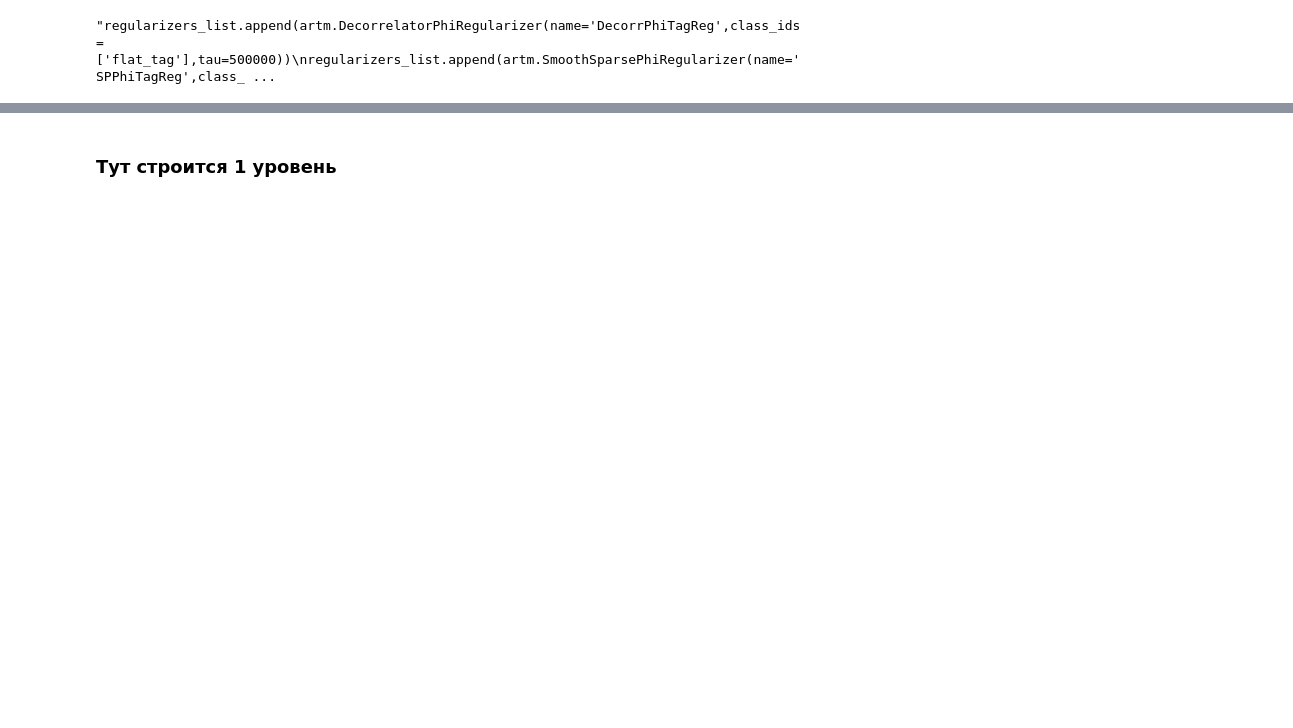
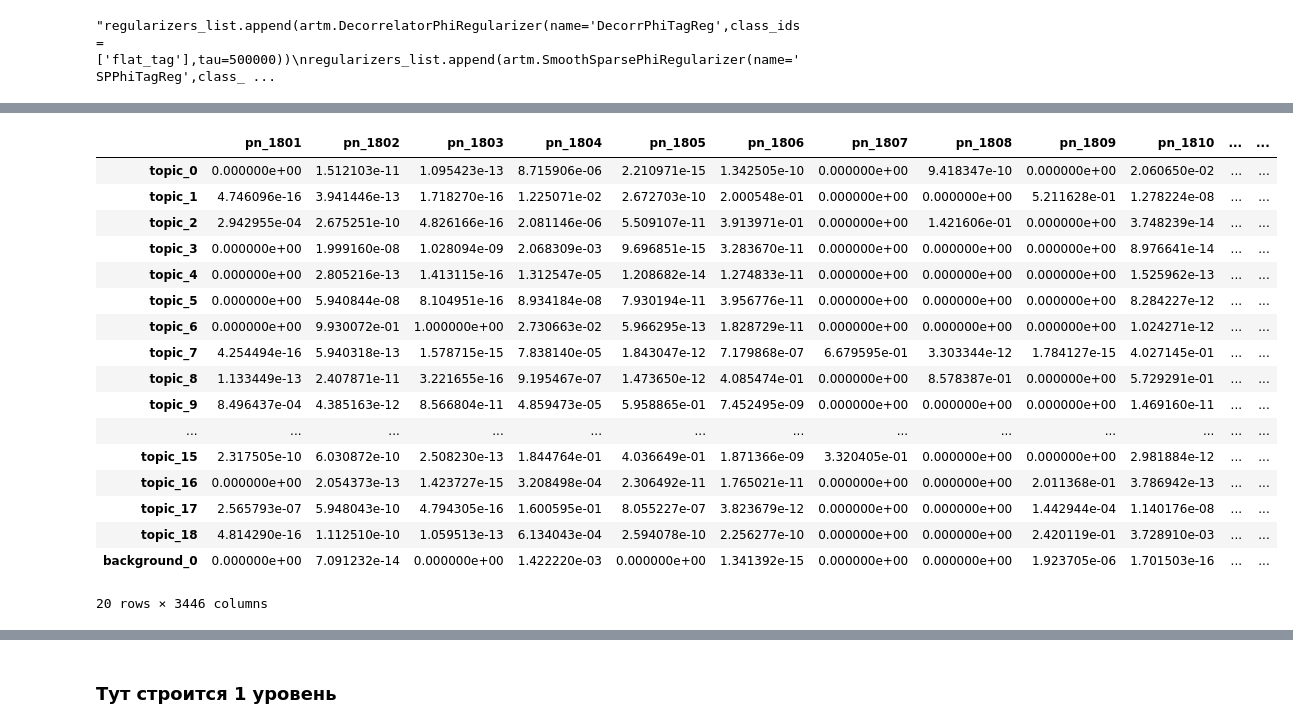
Before and after one commit to AVBelyy/Rysearch, a Jupyter notebook: experiments/MultigramHierarchicalModel_Postnauka.ipynb, the cells around one changed output, grey strips where cells are left out. Saved outputs shown, nothing was run; the diff lists cells and outputs as text; code cells hidden in the pictures; blank space fills up the shorter version.

```diff
--- a/experiments/MultigramHierarchicalModel_Postnauka.ipynb
+++ b/experiments/MultigramHierarchicalModel_Postnauka.ipynb
@@ -173,3 +187,24 @@ print(level0.score_tracker['PerplexityScore_Tag'].value[-1])
+# %%
+level0.get_theta()
+# %% [output]
+|  | pn_1801 | pn_1802 | pn_1803 | pn_1804 | pn_1805 | pn_1806 | pn_1807 | pn_1808 | pn_1809 | pn_1810 | ... | ... |
+| topic_0 | 0.000000e+00 | 1.512103e-11 | 1.095423e-13 | 8.715906e-06 | 2.210971e-15 | 1.342505e-10 | 0.000000e+00 | 9.418347e-10 | 0.000000e+00 | 2.060650e-02 | ... | ... |
+| topic_1 | 4.746096e-16 | 3.941446e-13 | 1.718270e-16 | 1.225071e-02 | 2.672703e-10 | 2.000548e-01 | 0.000000e+00 | 0.000000e+00 | 5.211628e-01 | 1.278224e-08 | ... | ... |
+| topic_2 | 2.942955e-04 | 2.675251e-10 | 4.826166e-16 | 2.081146e-06 | 5.509107e-11 | 3.913971e-01 | 0.000000e+00 | 1.421606e-01 | 0.000000e+00 | 3.748239e-14 | ... | ... |
+| topic_3 | 0.000000e+00 | 1.999160e-08 | 1.028094e-09 | 2.068309e-03 | 9.696851e-15 | 3.283670e-11 | 0.000000e+00 | 0.000000e+00 | 0.000000e+00 | 8.976641e-14 | ... | ... |
+| topic_4 | 0.000000e+00 | 2.805216e-13 | 1.413115e-16 | 1.312547e-05 | 1.208682e-14 | 1.274833e-11 | 0.000000e+00 | 0.000000e+00 | 0.000000e+00 | 1.525962e-13 | ... | ... |
+| topic_5 | 0.000000e+00 | 5.940844e-08 | 8.104951e-16 | 8.934184e-08 | 7.930194e-11 | 3.956776e-11 | 0.000000e+00 | 0.000000e+00 | 0.000000e+00 | 8.284227e-12 | ... | ... |
+| topic_6 | 0.000000e+00 | 9.930072e-01 | 1.000000e+00 | 2.730663e-02 | 5.966295e-13 | 1.828729e-11 | 0.000000e+00 | 0.000000e+00 | 0.000000e+00 | 1.024271e-12 | ... | ... |
+| topic_7 | 4.254494e-16 | 5.940318e-13 | 1.578715e-15 | 7.838140e-05 | 1.843047e-12 | 7.179868e-07 | 6.679595e-01 | 3.303344e-12 | 1.784127e-15 | 4.027145e-01 | ... | ... |
+| topic_8 | 1.133449e-13 | 2.407871e-11 | 3.221655e-16 | 9.195467e-07 | 1.473650e-12 | 4.085474e-01 | 0.000000e+00 | 8.578387e-01 | 0.000000e+00 | 5.729291e-01 | ... | ... |
+| topic_9 | 8.496437e-04 | 4.385163e-12 | 8.566804e-11 | 4.859473e-05 | 5.958865e-01 | 7.452495e-09 | 0.000000e+00 | 0.000000e+00 | 0.000000e+00 | 1.469160e-11 | ... | ... |
+| ... | ... | ... | ... | ... | ... | ... | ... | ... | ... | ... | ... | ... |
+| topic_15 | 2.317505e-10 | 6.030872e-10 | 2.508230e-13 | 1.844764e-01 | 4.036649e-01 | 1.871366e-09 | 3.320405e-01 | 0.000000e+00 | 0.000000e+00 | 2.981884e-12 | ... | ... |
+| topic_16 | 0.000000e+00 | 2.054373e-13 | 1.423727e-15 | 3.208498e-04 | 2.306492e-11 | 1.765021e-11 | 0.000000e+00 | 0.000000e+00 | 2.011368e-01 | 3.786942e-13 | ... | ... |
+| topic_17 | 2.565793e-07 | 5.948043e-10 | 4.794305e-16 | 1.600595e-01 | 8.055227e-07 | 3.823679e-12 | 0.000000e+00 | 0.000000e+00 | 1.442944e-04 | 1.140176e-08 | ... | ... |
+| topic_18 | 4.814290e-16 | 1.112510e-10 | 1.059513e-13 | 6.134043e-04 | 2.594078e-10 | 2.256277e-10 | 0.000000e+00 | 0.000000e+00 | 2.420119e-01 | 3.728910e-03 | ... | ... |
+| background_0 | 0.000000e+00 | 7.091232e-14 | 0.000000e+00 | 1.422220e-03 | 0.000000e+00 | 1.341392e-15 | 0.000000e+00 | 0.000000e+00 | 1.923705e-06 | 1.701503e-16 | ... | ... |
+20 rows × 3446 columns
 # %%
 level0.get_phi(class_ids=['text', 'flat_tag'])
 # %% [output]
```
Also changed, not shown: parts of 73 cells of this notebook.
